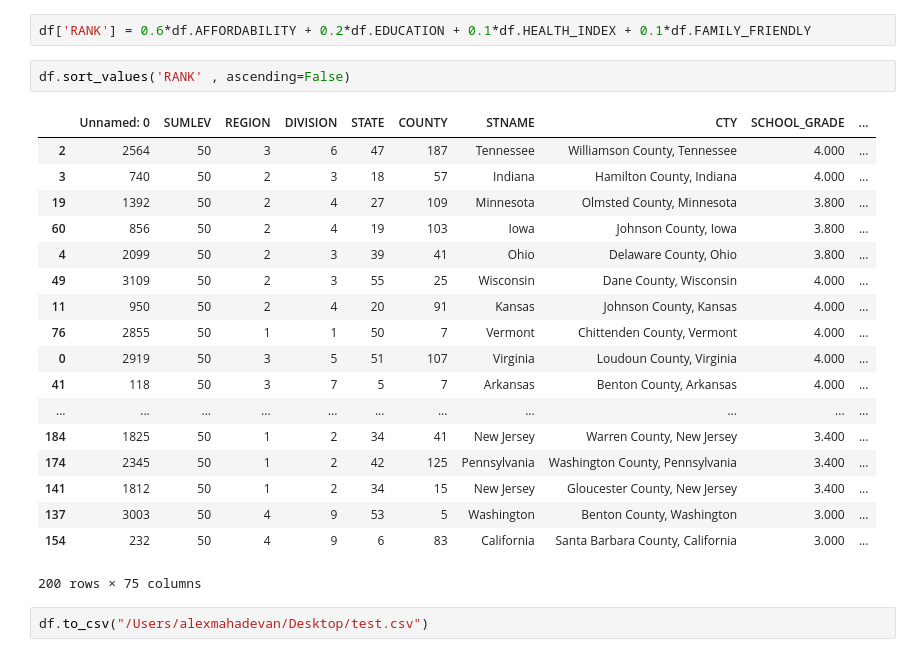
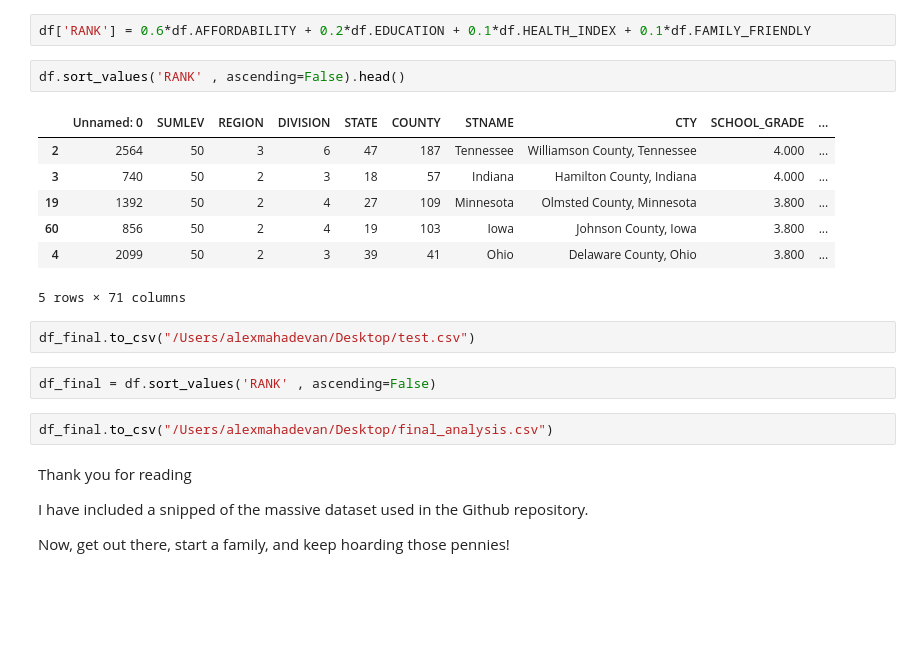
Before and after one commit to AlexMahadevan/raise_a_family, a Jupyter notebook: 25 Affordable Cities to Raise a Family.ipynb, the cells around one changed output. Drawn from its saved outputs; the diff is of its cells as text; blank space fills up the shorter version.

Commit message:
Final Analysis

```diff
--- a/25 Affordable Cities to Raise a Family.ipynb
+++ b/25 Affordable Cities to Raise a Family.ipynb
@@ -252,25 +241,22 @@ df['HEALTH_INDEX'] = (df.zDOCTORS + df.zDAILY_POLLUTION + df.zCHILD_MORTALITY_RA
 # %%
 df['RANK'] = 0.6*df.AFFORDABILITY + 0.2*df.EDUCATION + 0.1*df.HEALTH_INDEX + 0.1*df.FAMILY_FRIENDLY
 # %%
-df.sort_values('RANK' , ascending=False)
+df.sort_values('RANK' , ascending=False).head()
 # %% [output]
 |  | Unnamed: 0 | SUMLEV | REGION | DIVISION | STATE | COUNTY | STNAME | CTY | SCHOOL_GRADE | ... |
 | 2 | 2564 | 50 | 3 | 6 | 47 | 187 | Tennessee | Williamson County, Tennessee | 4.000 | ... |
 | 3 | 740 | 50 | 2 | 3 | 18 | 57 | Indiana | Hamilton County, Indiana | 4.000 | ... |
 | 19 | 1392 | 50 | 2 | 4 | 27 | 109 | Minnesota | Olmsted County, Minnesota | 3.800 | ... |
 | 60 | 856 | 50 | 2 | 4 | 19 | 103 | Iowa | Johnson County, Iowa | 3.800 | ... |
 | 4 | 2099 | 50 | 2 | 3 | 39 | 41 | Ohio | Delaware County, Ohio | 3.800 | ... |
-| 49 | 3109 | 50 | 2 | 3 | 55 | 25 | Wisconsin | Dane County, Wisconsin | 4.000 | ... |
-| 11 | 950 | 50 | 2 | 4 | 20 | 91 | Kansas | Johnson County, Kansas | 4.000 | ... |
-| 76 | 2855 | 50 | 1 | 1 | 50 | 7 | Vermont | Chittenden County, Vermont | 4.000 | ... |
-| 0 | 2919 | 50 | 3 | 5 | 51 | 107 | Virginia | Loudoun County, Virginia | 4.000 | ... |
-| 41 | 118 | 50 | 3 | 7 | 5 | 7 | Arkansas | Benton County, Arkansas | 4.000 | ... |
-| ... | ... | ... | ... | ... | ... | ... | ... | ... | ... | ... |
-| 184 | 1825 | 50 | 1 | 2 | 34 | 41 | New Jersey | Warren County, New Jersey | 3.400 | ... |
-| 174 | 2345 | 50 | 1 | 2 | 42 | 125 | Pennsylvania | Washington County, Pennsylvania | 3.400 | ... |
-| 141 | 1812 | 50 | 1 | 2 | 34 | 15 | New Jersey | Gloucester County, New Jersey | 3.400 | ... |
-| 137 | 3003 | 50 | 4 | 9 | 53 | 5 | Washington | Benton County, Washington | 3.000 | ... |
-| 154 | 232 | 50 | 4 | 9 | 6 | 83 | California | Santa Barbara County, California | 3.000 | ... |
-200 rows × 75 columns
+5 rows × 71 columns
 # %%
-df.to_csv("/Users/alexmahadevan/Desktop/test.csv")
+df_final.to_csv("/Users/alexmahadevan/Desktop/test.csv")
+# %%
+df_final = df.sort_values('RANK' , ascending=False)
+# %%
+df_final.to_csv("/Users/alexmahadevan/Desktop/final_analysis.csv")
+# %% [markdown]
+<p>Thank you for reading</p>
+<p>I have included a snipped of the massive dataset used in the Github repository.</p>
+<p>Now, get out there, start a family, and keep hoarding those pennies!</p>
```
Also changed, not shown: parts of 1 cell of this notebook, 4 other files.
